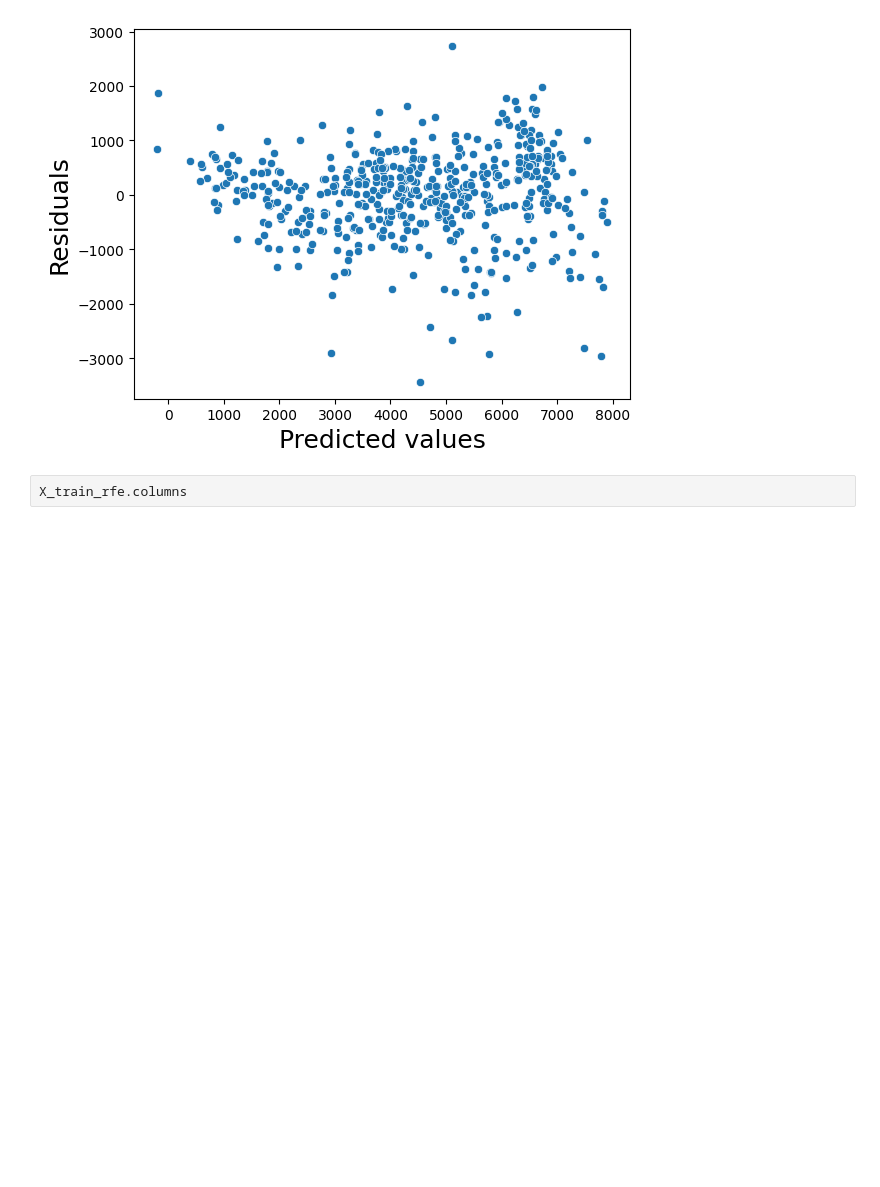
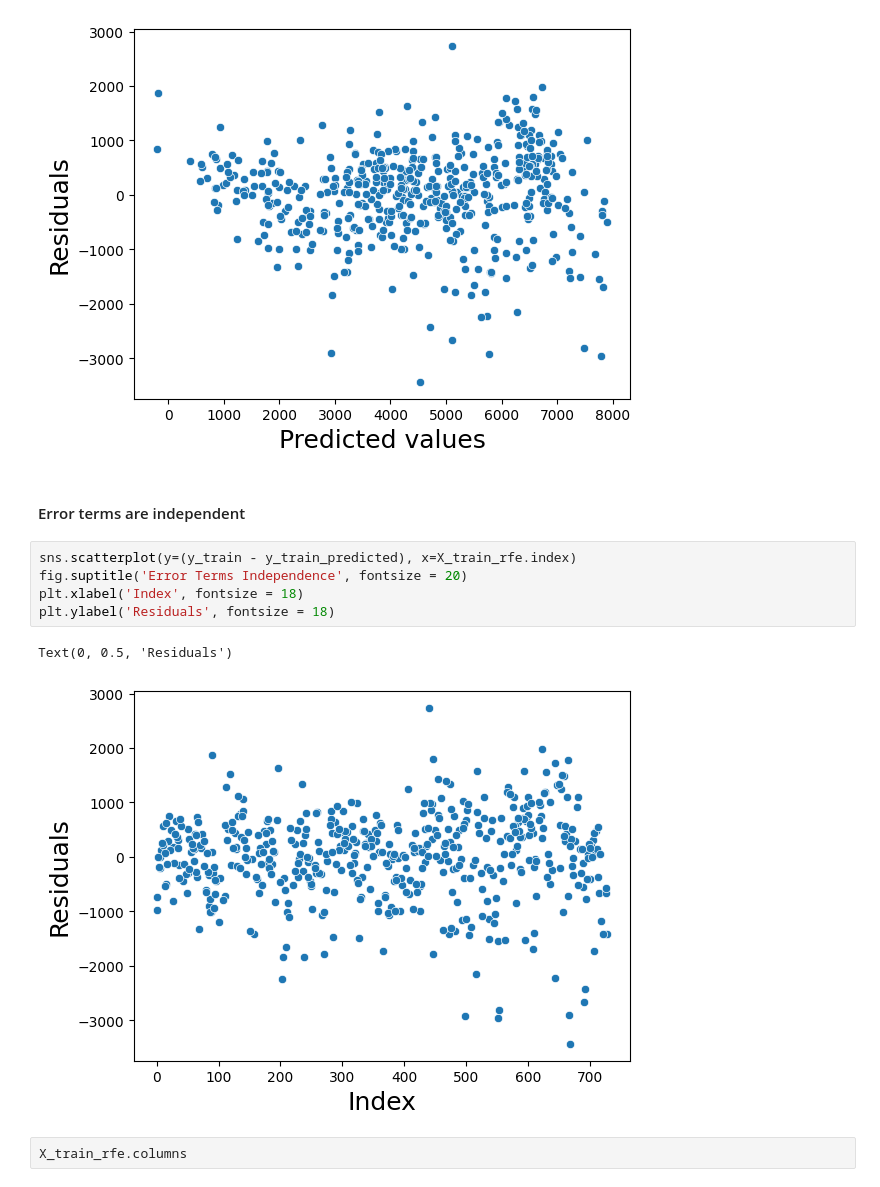
Before and after one commit to Krashcan/BikeSharing, a Jupyter notebook: Bike Sharing Assignment (ML C61).ipynb, the cells around one changed output. Saved outputs shown, nothing was run; the diff lists cells and outputs as text; blank space fills up the shorter version.

```diff
--- a/Bike Sharing Assignment (ML C61).ipynb
+++ b/Bike Sharing Assignment (ML C61).ipynb
@@ -566,6 +566,16 @@ plt.ylabel('Residuals', fontsize = 18)
 # %% [output]
 Text(0, 0.5, 'Residuals')
 [figure]
+# %% [markdown]
+#### Error terms are independent
+# %%
+sns.scatterplot(y=(y_train - y_train_predicted), x=X_train_rfe.index)
+fig.suptitle('Error Terms Independence', fontsize = 20)
+plt.xlabel('Index', fontsize = 18)
+plt.ylabel('Residuals', fontsize = 18)
+# %% [output]
+Text(0, 0.5, 'Residuals')
+[figure, added]
 # %%
 X_train_rfe.columns
 # %% [output]
```
Also changed, not shown: parts of 9 cells of this notebook, 2 other files.
